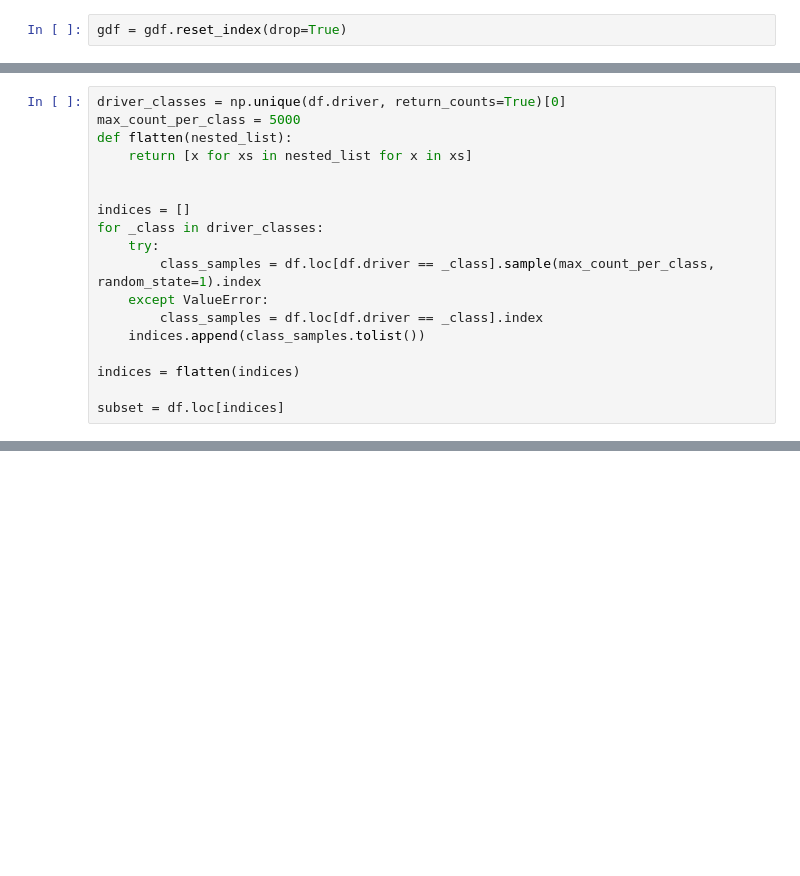
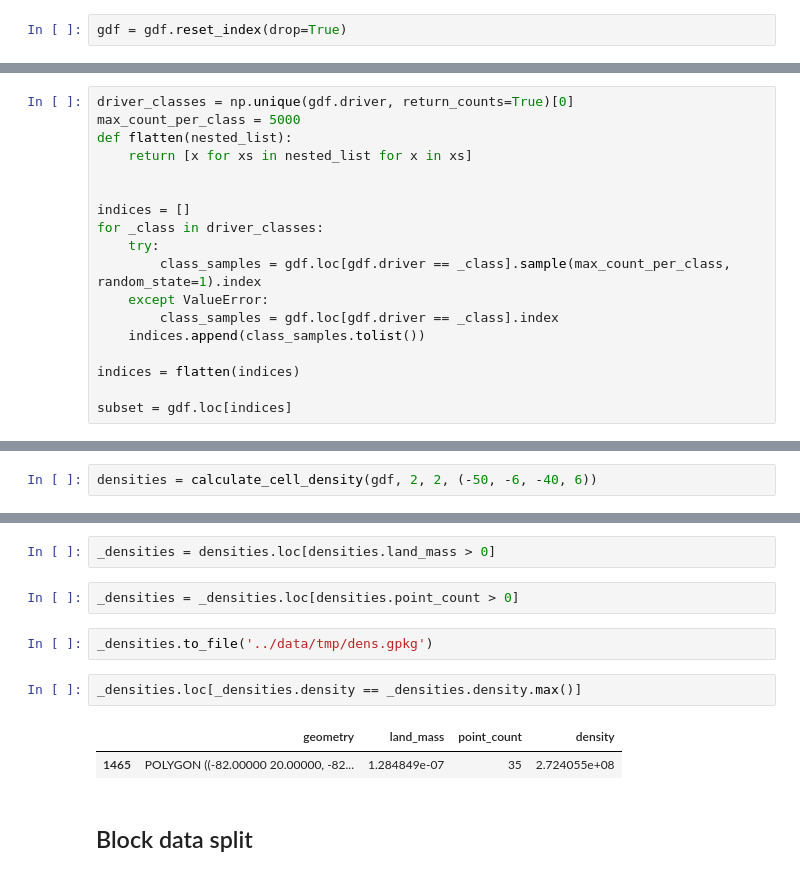
Before and after one commit to janpisl/location-encoding, a Jupyter notebook: notebooks/Merge examples from different datasets.ipynb, the cells around one changed output, grey strips where cells are left out. Cells and saved outputs as stored; diff of their text form; blank space fills up the shorter version.

```diff
--- a/notebooks/Merge examples from different datasets.ipynb
+++ b/notebooks/Merge examples from different datasets.ipynb
@@ -68,5 +237,5 @@ df = gdf
 # %%
-driver_classes = np.unique(df.driver, return_counts=True)[0]
+driver_classes = np.unique(gdf.driver, return_counts=True)[0]
 max_count_per_class = 5000
 def flatten(nested_list):
     return [x for xs in nested_list for x in xs]
@@ -75,14 +244,14 @@ def flatten(nested_list):
 indices = []
 for _class in driver_classes:
     try:
-        class_samples = df.loc[df.driver == _class].sample(max_count_per_class, random_state=1).index
+        class_samples = gdf.loc[gdf.driver == _class].sample(max_count_per_class, random_state=1).index
     except ValueError:
-        class_samples = df.loc[df.driver == _class].index
+        class_samples = gdf.loc[gdf.driver == _class].index
     indices.append(class_samples.tolist())
 
 indices = flatten(indices)
 
-subset = df.loc[indices]
+subset = gdf.loc[indices]
 # %%
 cls, count = np.unique(subset.driver, return_counts=True)
 
@@ -105,0 +323,2 @@ _dir = '/home/jan/Documents/EPFL/project_2/data/labels/dataset_v3'
+# %%
+densities = calculate_cell_density(gdf, 2, 2, (-50, -6, -40, 6))
@@ -105,0 +343,13 @@ _dir = '/home/jan/Documents/EPFL/project_2/data/labels/dataset_v3'
+# %%
+_densities = densities.loc[densities.land_mass > 0]
+# %%
+_densities = _densities.loc[densities.point_count > 0]
+# %%
+_densities.to_file('../data/tmp/dens.gpkg')
+# %%
+_densities.loc[_densities.density == _densities.density.max()]
+# %% [output]
+|  | geometry | land_mass | point_count | density |
+| 1465 | POLYGON ((-82.00000 20.00000, -82... | 1.284849e-07 | 35 | 2.724055e+08 |
+# %% [markdown]
+## Block data split
```
Also changed, not shown: parts of 57 cells of this notebook, 13 other files.
